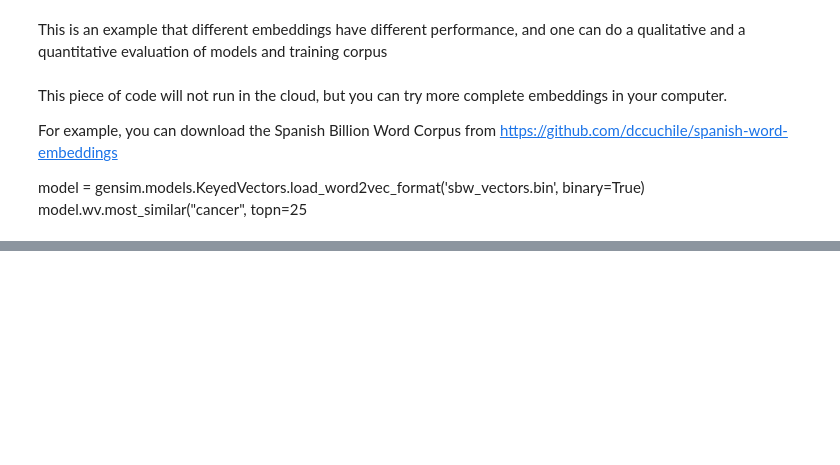
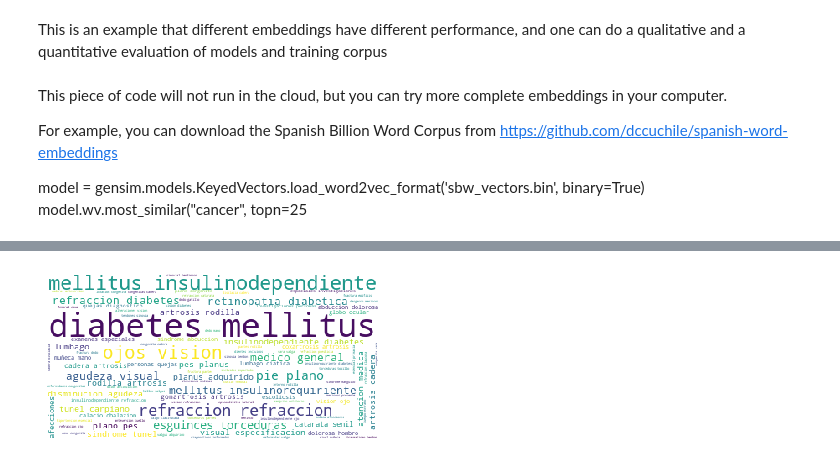
Before and after one commit to jocelyndunstan/workshopEmbeddingsAndClassifiers, a Jupyter notebook: main.ipynb, the cells around one changed output, grey strips where cells are left out. Saved outputs shown, nothing was run; the diff lists cells and outputs as text; code cells hidden in the pictures; blank space fills up the shorter version.

```diff
--- a/main.ipynb
+++ b/main.ipynb
@@ -289,9 +291,9 @@ diagnostics_matrixF = np.zeros((len(diagnostics_wihout_stopwords), len(model.wv[
 # %% [markdown]
 Filling the matrix with the vectorized diagnostics
 # %%
-for i,diagnostic in enumerate(diagnostics_wihout_stopwords):
-    vector = vectorizer(diagnostic,modelF)
-    diagnostics_matrixF[i,] = vector
+# for i,diagnostic in enumerate(diagnostics_wihout_stopwords):
+#     vector = vectorizer(diagnostic,modelF)
+#     diagnostics_matrixF[i,] = vector
 # %% [markdown]
 Creating an empty vector to store the encoded labels
 # %%
@@ -394,0 +566,5 @@ model.wv.most_similar("cancer", topn=25
+# %%
+diagnostics_wihout_stopwords = []
+for diagnostic in diagnostics_tokenized:
+    diagnostic_wihout_stopwords = [word for word in diagnostic if word not in stopwords]
+    diagnostics_wihout_stopwords.append(diagnostic_wihout_stopwords)
@@ -394,0 +591,11 @@ model.wv.most_similar("cancer", topn=25
+# %%
+diagnostics_joined = [' '.join(d) for d in diagnostics_wihout_stopwords]
+corpus = ' '.join(diagnostics_joined)
+# %%
+wordcloud = WordCloud(max_font_size=50, max_words=100, background_color="white").generate(str(corpus))
+plt.figure()
+plt.imshow(wordcloud)
+plt.axis("off")
+plt.show()
+# %% [output]
+[figure, added]
```
Also changed, not shown: parts of 27 cells of this notebook.
